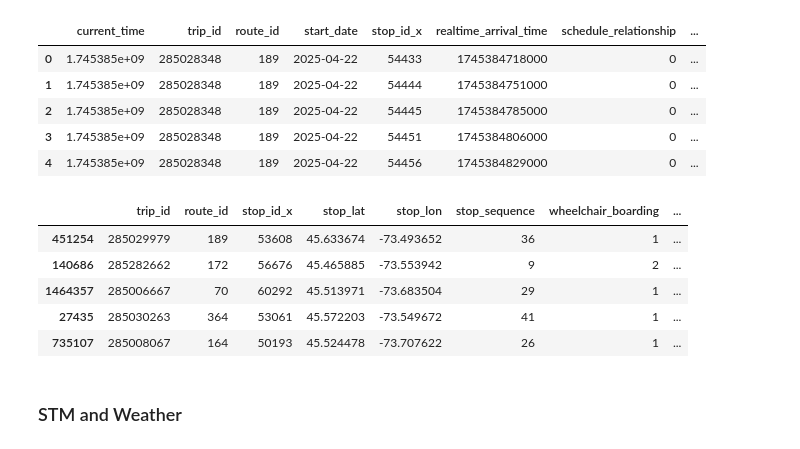
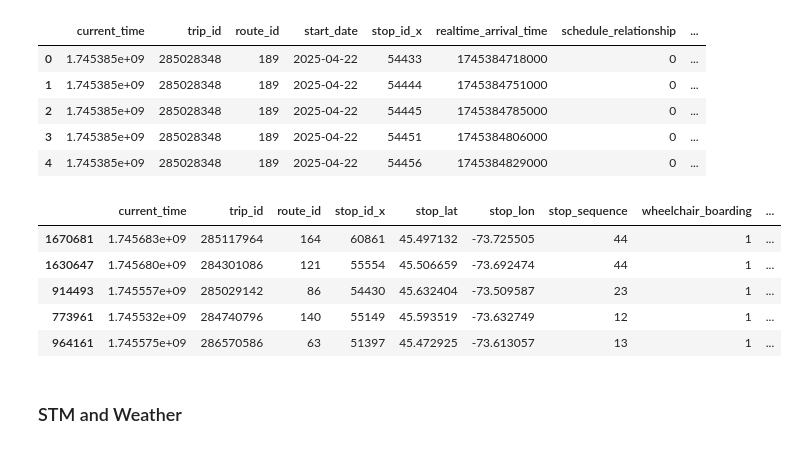
Before and after one commit to nadpierre/stm-transit-delay-prediction, a Jupyter notebook: notebooks/data_cleaning.ipynb, the cells around one changed output. Cells and saved outputs as stored; diff of their text form; code cells hidden in the pictures.

```diff
--- a/notebooks/data_cleaning.ipynb
+++ b/notebooks/data_cleaning.ipynb
@@ -218,24 +228,24 @@ merged_stm_df.head()
 # %%
 # Keep relevant columns
 merged_stm_df = merged_stm_df[[
+  'current_time',
   'trip_id',
   'route_id',
   'stop_id_x',
   'stop_lat',
   'stop_lon',
   'stop_sequence',
   'wheelchair_boarding',
   'realtime_arrival_time',
   'scheduled_arrival_time'
 ]]
-merged_stm_df.sample(5)
 # %% [output]
-|  | trip_id | route_id | stop_id_x | stop_lat | stop_lon | stop_sequence | wheelchair_boarding | ... |
-| 451254 | 285029979 | 189 | 53608 | 45.633674 | -73.493652 | 36 | 1 | ... |
-| 140686 | 285282662 | 172 | 56676 | 45.465885 | -73.553942 | 9 | 2 | ... |
-| 1464357 | 285006667 | 70 | 60292 | 45.513971 | -73.683504 | 29 | 1 | ... |
-| 27435 | 285030263 | 364 | 53061 | 45.572203 | -73.549672 | 41 | 1 | ... |
-| 735107 | 285008067 | 164 | 50193 | 45.524478 | -73.707622 | 26 | 1 | ... |
+|  | current_time | trip_id | route_id | stop_id_x | stop_lat | stop_lon | stop_sequence | wheelchair_boarding | ... |
+| 1670681 | 1.745683e+09 | 285117964 | 164 | 60861 | 45.497132 | -73.725505 | 44 | 1 | ... |
+| 1630647 | 1.745680e+09 | 284301086 | 121 | 55554 | 45.506659 | -73.692474 | 44 | 1 | ... |
+| 914493 | 1.745557e+09 | 285029142 | 86 | 54430 | 45.632404 | -73.509587 | 23 | 1 | ... |
+| 773961 | 1.745532e+09 | 284740796 | 140 | 55149 | 45.593519 | -73.632749 | 12 | 1 | ... |
+| 964161 | 1.745575e+09 | 286570586 | 63 | 51397 | 45.472925 | -73.613057 | 13 | 1 | ... |
 # %%
 # Rename stop id
 merged_stm_df = merged_stm_df.rename(columns={'stop_id_x': 'stop_id'})
```
Also changed, not shown: parts of 22 cells of this notebook, 8 other files.
